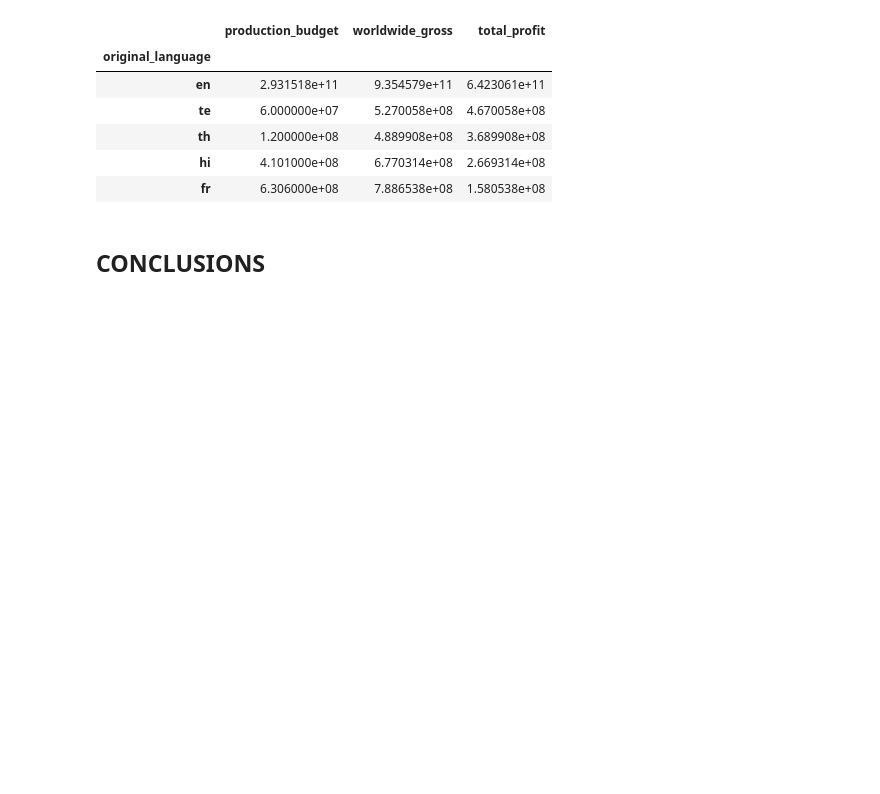
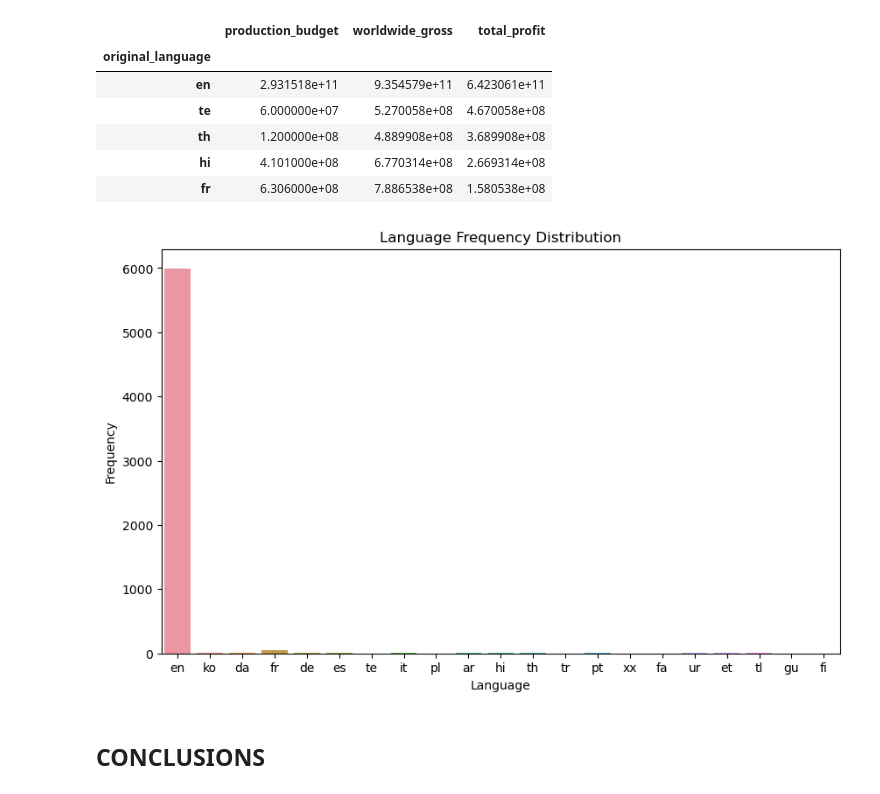
Before and after one commit to Muthoni-Kahura/dsc-phase-1-project, a Jupyter notebook: Phase_1_Project.ipynb, the cells around one changed output. Saved outputs shown, nothing was run; the diff lists cells and outputs as text; code cells hidden in the pictures; blank space fills up the shorter version.

```diff
--- a/Phase_1_Project.ipynb
+++ b/Phase_1_Project.ipynb
@@ -1322,6 +1326,16 @@ profitable_lang.head(5)
 | th | 1.200000e+08 | 4.889908e+08 | 3.689908e+08 |
 | hi | 4.101000e+08 | 6.770314e+08 | 2.669314e+08 |
 | fr | 6.306000e+08 | 7.886538e+08 | 1.580538e+08 |
+# %%
+# Create a bar chart of language frequency distribution
+plt.figure(figsize=(10, 6))
+sns.countplot(x="original_language", data=Merged_df_2)
+plt.title("Language Frequency Distribution")
+plt.xlabel("Language")
+plt.ylabel("Frequency")
+plt.show()
+# %% [output]
+[figure, added]
 # %% [markdown]
 ## CONCLUSIONS
 # %% [markdown]
```
Also changed, not shown: parts of 3 cells of this notebook.
